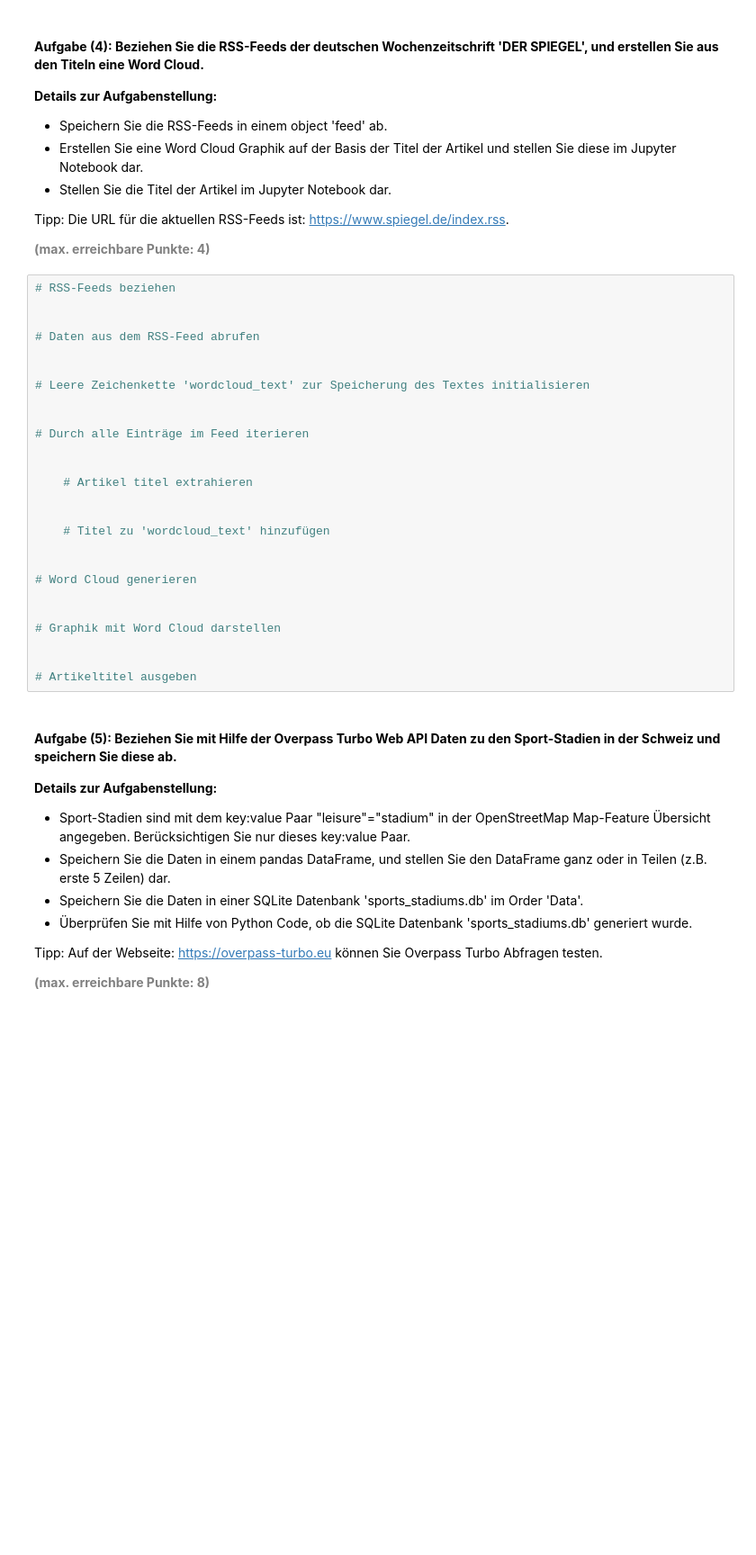
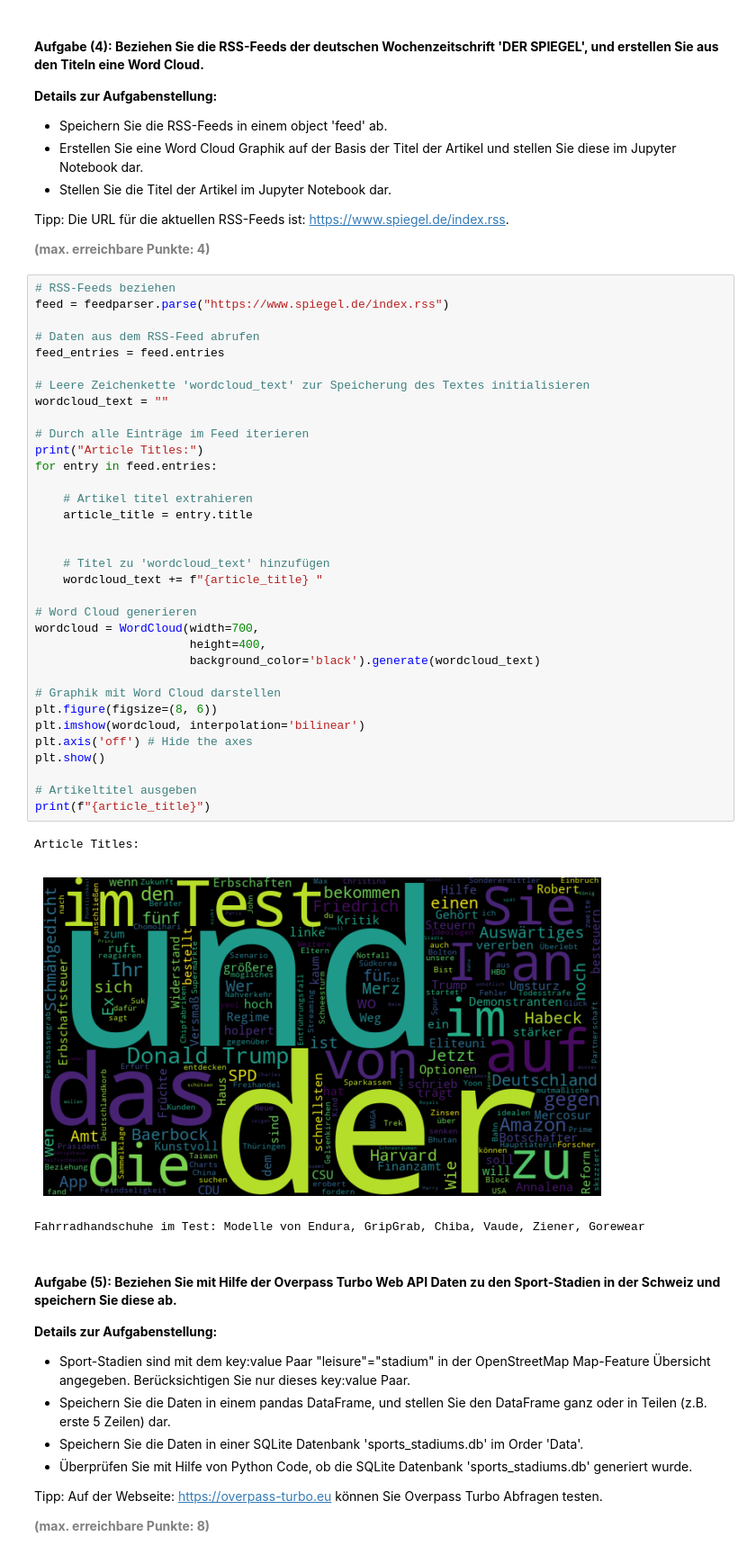
Before and after one commit to pfrei2/data_ingestion, a Jupyter notebook: Probeprüfung/AP01_Advanced_Data_Collection_Methods.ipynb, the cells around one changed output. Shown at 90% size. Drawn from its saved outputs; the diff is of its cells as text; blank space fills up the shorter version.

```diff
--- a/Probeprüfung/AP01_Advanced_Data_Collection_Methods.ipynb
+++ b/Probeprüfung/AP01_Advanced_Data_Collection_Methods.ipynb
@@ -238,30 +310,42 @@ Tipp: Die URL für die aktuellen RSS-Feeds ist: https://www.spiegel.de/index.rss
 <b style="color: gray;">(max. erreichbare Punkte: 4)</b>
 # %%
 # RSS-Feeds beziehen
-
+feed = feedparser.parse("https://www.spiegel.de/index.rss")
 
 # Daten aus dem RSS-Feed abrufen
-
+feed_entries = feed.entries
 
 # Leere Zeichenkette 'wordcloud_text' zur Speicherung des Textes initialisieren
-
+wordcloud_text = ""
 
 # Durch alle Einträge im Feed iterieren
-
+print("Article Titles:")
+for entry in feed.entries:
 
     # Artikel titel extrahieren
+    article_title = entry.title
 
 
     # Titel zu 'wordcloud_text' hinzufügen
-
+    wordcloud_text += f"{article_title} "
 
 # Word Cloud generieren
-
+wordcloud = WordCloud(width=700,
+                      height=400,
+                      background_color='black').generate(wordcloud_text)
 
 # Graphik mit Word Cloud darstellen
-
+plt.figure(figsize=(8, 6))
+plt.imshow(wordcloud, interpolation='bilinear')
+plt.axis('off') # Hide the axes
+plt.show()
 
 # Artikeltitel ausgeben
+print(f"{article_title}")
+# %% [output]
+Article Titles:
+[figure, added]
+Fahrradhandschuhe im Test: Modelle von Endura, GripGrab, Chiba, Vaude, Ziener, Gorewear
 # %% [markdown]
 #### <b>Aufgabe (5): Beziehen Sie mit Hilfe der Overpass Turbo Web API Daten zu den Sport-Stadien in der Schweiz und speichern Sie diese ab.</b>
 <b>Details zur Aufgabenstellung:</b>
```
Also changed, not shown: parts of 12 cells of this notebook.
